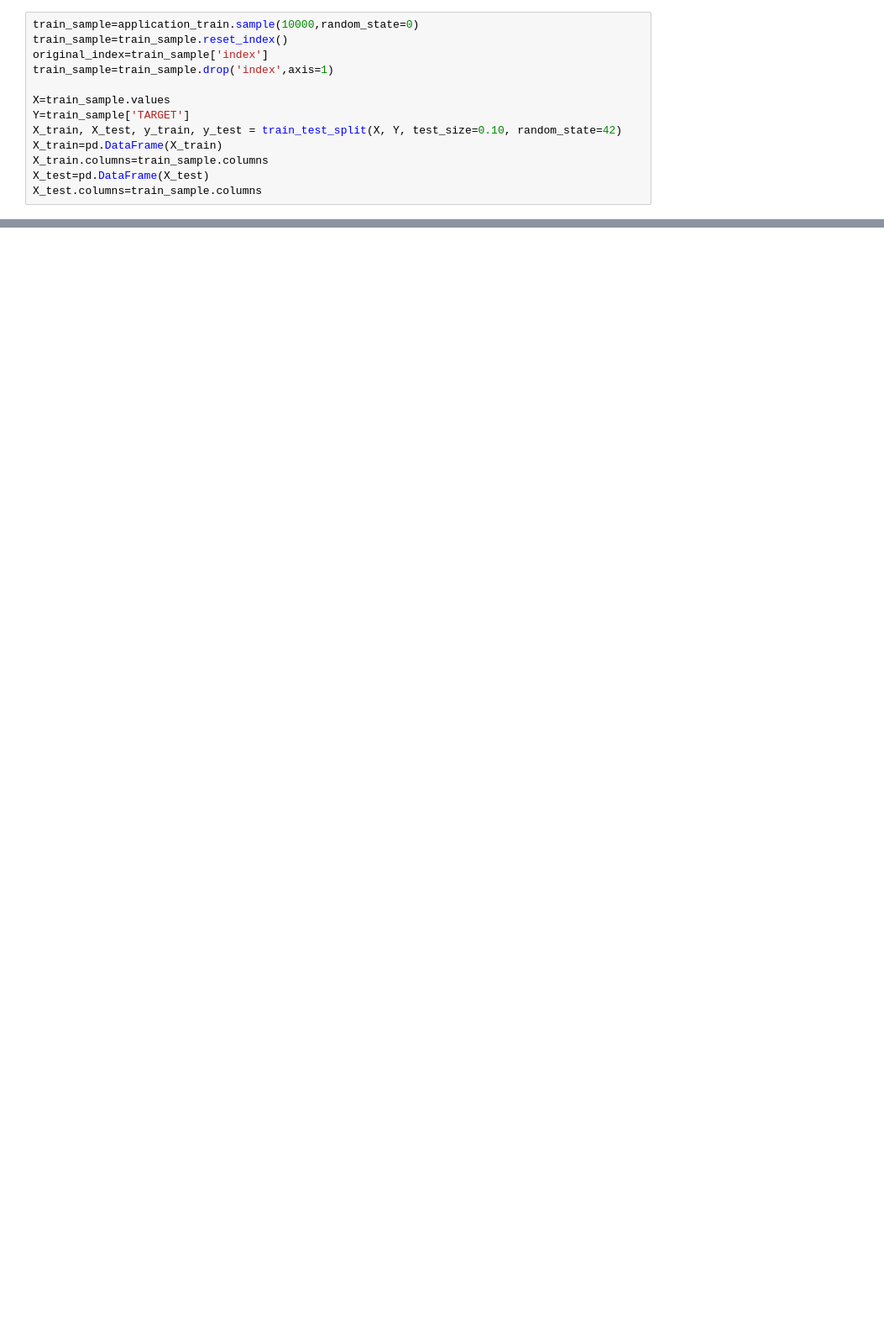
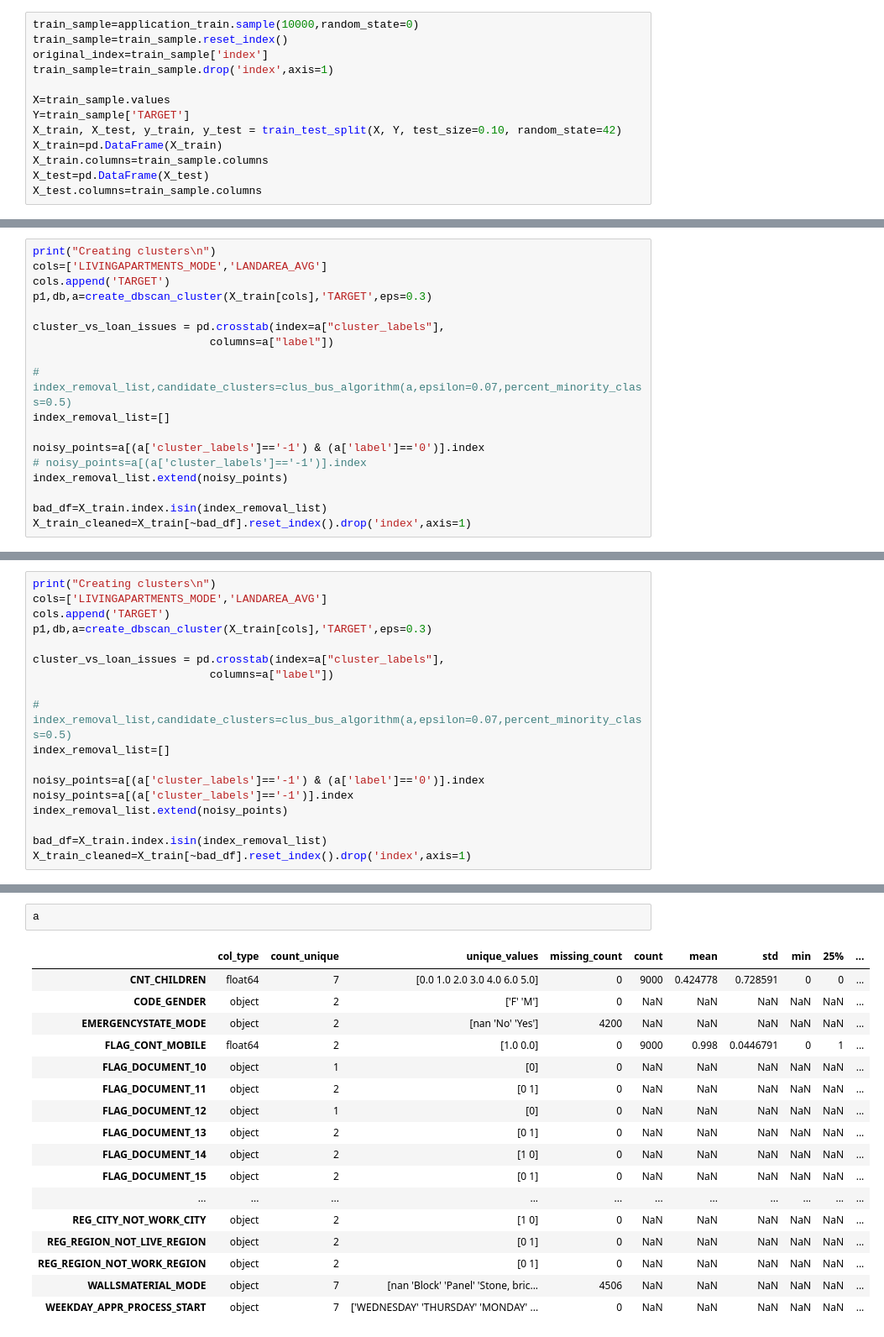
Before and after one commit to shanky221341/machine_learning, a Jupyter notebook: Notebooks/credit_predcition2.ipynb, the cells around one changed output, grey strips where cells are left out. Shown at 84% size. Drawn from its saved outputs; the diff is of its cells as text; blank space fills up the shorter version.

```diff
--- a/Notebooks/credit_predcition2.ipynb
+++ b/Notebooks/credit_predcition2.ipynb
@@ -306,0 +255,18 @@ all_report
+# %%
+print("Creating clusters\n")
+cols=['LIVINGAPARTMENTS_MODE','LANDAREA_AVG']
+cols.append('TARGET')
+p1,db,a=create_dbscan_cluster(X_train[cols],'TARGET',eps=0.3)
+
+cluster_vs_loan_issues = pd.crosstab(index=a["cluster_labels"],
+                           columns=a["label"])
+
+# index_removal_list,candidate_clusters=clus_bus_algorithm(a,epsilon=0.07,percent_minority_class=0.5)
+index_removal_list=[]
+
+noisy_points=a[(a['cluster_labels']=='-1') & (a['label']=='0')].index
+# noisy_points=a[(a['cluster_labels']=='-1')].index
+index_removal_list.extend(noisy_points)
+
+bad_df=X_train.index.isin(index_removal_list)
+X_train_cleaned=X_train[~bad_df].reset_index().drop('index',axis=1)
@@ -306,0 +954,18 @@ all_report
+# %%
+print("Creating clusters\n")
+cols=['LIVINGAPARTMENTS_MODE','LANDAREA_AVG']
+cols.append('TARGET')
+p1,db,a=create_dbscan_cluster(X_train[cols],'TARGET',eps=0.3)
+
+cluster_vs_loan_issues = pd.crosstab(index=a["cluster_labels"],
+                           columns=a["label"])
+
+# index_removal_list,candidate_clusters=clus_bus_algorithm(a,epsilon=0.07,percent_minority_class=0.5)
+index_removal_list=[]
+
+noisy_points=a[(a['cluster_labels']=='-1') & (a['label']=='0')].index
+noisy_points=a[(a['cluster_labels']=='-1')].index
+index_removal_list.extend(noisy_points)
+
+bad_df=X_train.index.isin(index_removal_list)
+X_train_cleaned=X_train[~bad_df].reset_index().drop('index',axis=1)
@@ -306,0 +1145,20 @@ all_report
+# %%
+a
+# %% [output]
+|  | col_type | count_unique | unique_values | missing_count | count | mean | std | min | 25% | ... |
+| CNT_CHILDREN | float64 | 7 | [0.0 1.0 2.0 3.0 4.0 6.0 5.0] | 0 | 9000 | 0.424778 | 0.728591 | 0 | 0 | ... |
+| CODE_GENDER | object | 2 | ['F' 'M'] | 0 | NaN | NaN | NaN | NaN | NaN | ... |
+| EMERGENCYSTATE_MODE | object | 2 | [nan 'No' 'Yes'] | 4200 | NaN | NaN | NaN | NaN | NaN | ... |
+| FLAG_CONT_MOBILE | float64 | 2 | [1.0 0.0] | 0 | 9000 | 0.998 | 0.0446791 | 0 | 1 | ... |
+| FLAG_DOCUMENT_10 | object | 1 | [0] | 0 | NaN | NaN | NaN | NaN | NaN | ... |
+| FLAG_DOCUMENT_11 | object | 2 | [0 1] | 0 | NaN | NaN | NaN | NaN | NaN | ... |
+| FLAG_DOCUMENT_12 | object | 1 | [0] | 0 | NaN | NaN | NaN | NaN | NaN | ... |
+| FLAG_DOCUMENT_13 | object | 2 | [0 1] | 0 | NaN | NaN | NaN | NaN | NaN | ... |
+| FLAG_DOCUMENT_14 | object | 2 | [1 0] | 0 | NaN | NaN | NaN | NaN | NaN | ... |
+| FLAG_DOCUMENT_15 | object | 2 | [0 1] | 0 | NaN | NaN | NaN | NaN | NaN | ... |
+| ... | ... | ... | ... | ... | ... | ... | ... | ... | ... | ... |
+| REG_CITY_NOT_WORK_CITY | object | 2 | [1 0] | 0 | NaN | NaN | NaN | NaN | NaN | ... |
+| REG_REGION_NOT_LIVE_REGION | object | 2 | [0 1] | 0 | NaN | NaN | NaN | NaN | NaN | ... |
+| REG_REGION_NOT_WORK_REGION | object | 2 | [0 1] | 0 | NaN | NaN | NaN | NaN | NaN | ... |
+| WALLSMATERIAL_MODE | object | 7 | [nan 'Block' 'Panel' 'Stone, bric... | 4506 | NaN | NaN | NaN | NaN | NaN | ... |
+| WEEKDAY_APPR_PROCESS_START | object | 7 | ['WEDNESDAY' 'THURSDAY' 'MONDAY' ... | 0 | NaN | NaN | NaN | NaN | NaN | ... |
```
Also changed, not shown: parts of 69 cells of this notebook, 5 other files.
